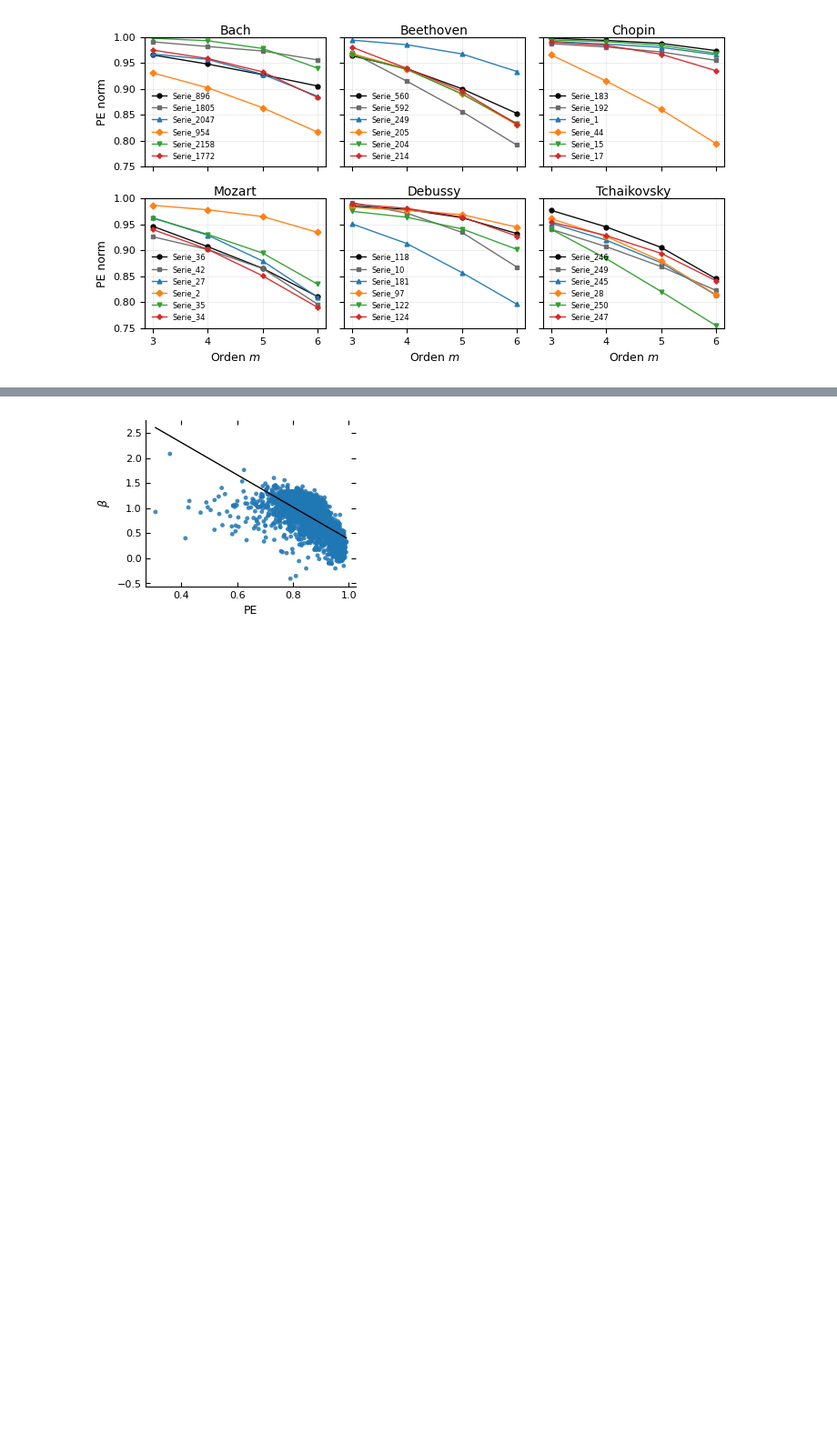
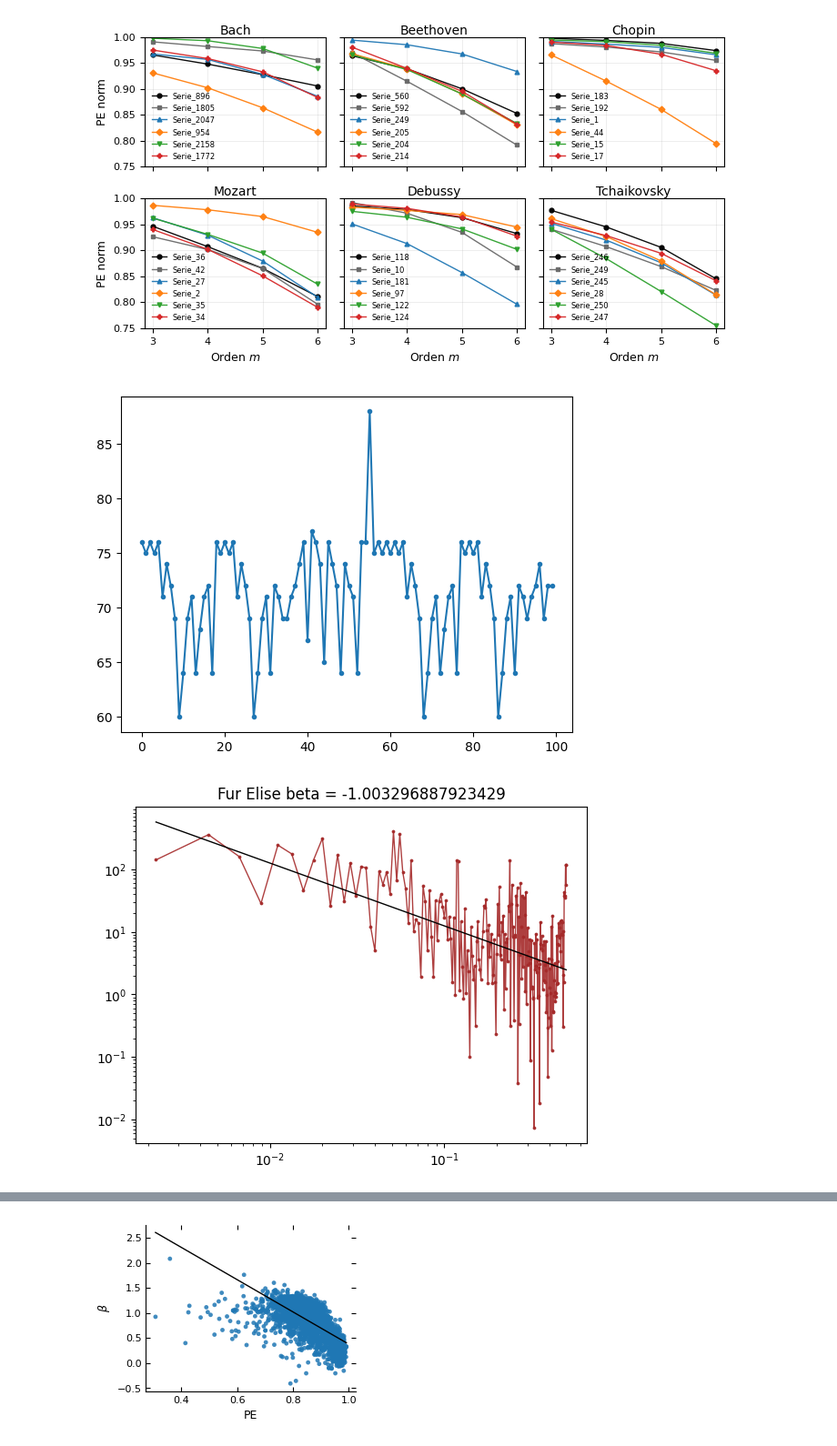
Before and after one commit to EduardoGarcia528/Tesis, a Jupyter notebook: musica-tesis/Limpiar_piezas.ipynb, the cells around one changed output, grey strips where cells are left out. Shown at 91% size. Drawn from its saved outputs; the diff is of its cells as text; code cells hidden in the pictures; blank space fills up the shorter version.

```diff
--- a/musica-tesis/Limpiar_piezas.ipynb
+++ b/musica-tesis/Limpiar_piezas.ipynb
@@ -882,3 +882,52 @@ def robust_linear_fit(x, y, c=1.345, max_iter=50, tol=1e-6):
     inliers_mask = w > (c / (c + 1))  # criterio arbitrario pero útil
 
     return m, b, inliers_mask
+# %%
+import numpy as np
+import matplotlib.pyplot as plt
+from funciones import permutation_entropy, remove_consecutive_duplicates
+def power_spectrum(x, fs=1.0):
+    N = len(x)
+    X = np.fft.rfft(x)
+    psd = np.abs(X)**2 / N
+    freqs = np.fft.rfftfreq(N, 1/fs)
+    return freqs[1:], psd[1:]  # quitamos f=0
+arr = np.load(r'new_data/furelise.npy',allow_pickle=True)
+arr =list(arr)
+arr = np.array(arr)
+freqs, psd = power_spectrum(arr)
+mask = (freqs > 0) & (psd > 0)
+freqs_fit = freqs[mask]
+psd_fit = psd[mask]
+
+# Ajuste lineal en escala log-log: log10(psd) = m * log10(freqs) + b
+x = np.log10(freqs_fit)
+y = np.log10(psd_fit)
+m, b = np.polyfit(x, y, 1)  # pendiente m, intercepto b
+
+# Recta ajustada en el mismo rango de frecuencias
+y_fit = m * x + b
+psd_model = 10**y_fit
+# --- Gráfica de datos + ajuste ---
+plt.plot(arr[:100],marker='.')
+plt.show()
+plt.loglog(freqs, psd,
+            marker='.', markersize=3.5,
+            linewidth=1.0, color='brown' , alpha=0.9,)
+plt.title(f'Fur Elise beta = {m}')
+plt.loglog(freqs_fit, psd_model, linewidth=1.0, color='black',
+            alpha=1.0)
+plt.show()
+
+PEs= []
+for k in [3,4,5]:
+    PE = permutation_entropy(np.array(arr),k)
+    PEs.append(PE)
+plt.plot([3,4,5],PEs,marker='.')
+plt.xlabel('m')
+plt.ylim(0,1)
+plt.ylabel('PE')
+plt.show()
+# %% [output]
+[figure, added]
+[figure, added]
```
Also changed, not shown: parts of 1 cell of this notebook, 12 other files.
